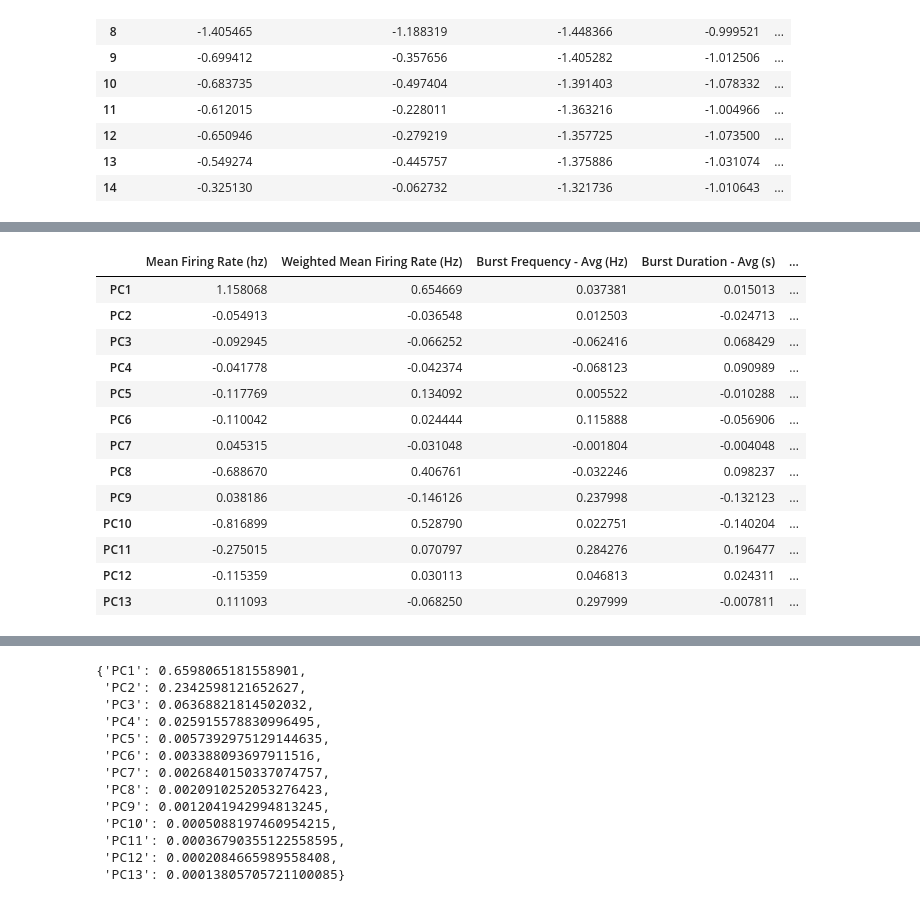
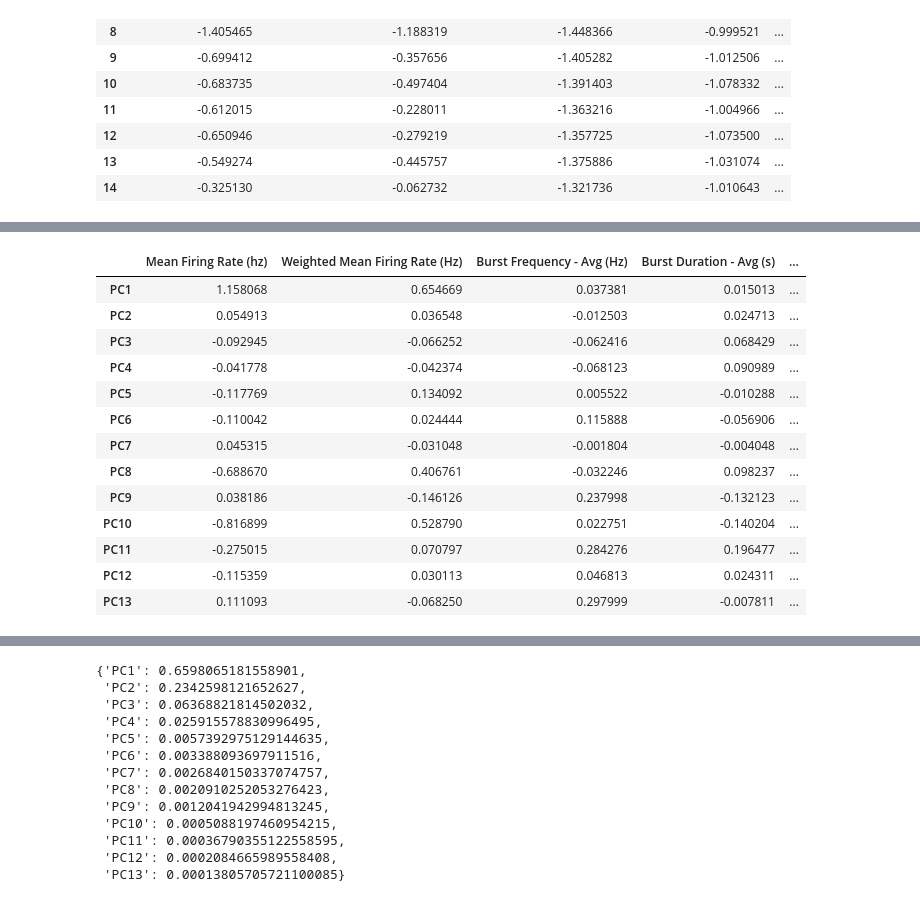
Before and after one commit to soderling-lab/MicroElectrodeArrayAnalysis, a Jupyter notebook: analysis/pca.ipynb, the cells around one changed output, grey strips where cells are left out. Drawn from its saved outputs; the diff is of its cells as text; code cells hidden in the pictures.

Commit message:
pca, error bars, flipping provided, we flip PC2, CAN BE CHANGED To sum else

```diff
--- a/analysis/pca.ipynb
+++ b/analysis/pca.ipynb
@@ -42,7 +42,7 @@ FOLDER_PATH = f"{parent}/data/DATA for PCA for Pooja/" #
 folder_dict = {}
 
 CONTROL = 'unt2'
-MUTANT = 'GPR37L 2'
+MUTANT = 'THSD7 1'
 ## WALK Through folder of interest
 for dirpath, dirnames, filenames in os.walk(FOLDER_PATH):
     if dirpath != FOLDER_PATH:
@@ -527,21 +527,16 @@ DROPPED_DAYS
 # %%
 ## PCA on BC and log
 ## initial PCA on unt2, div5 included or not. ur choice. c
-plt.figure(figsize=(10, 6))
-
+FLIP = True
 DATA, DAYS, OGTYPE  = norm_sf5, DIVS_SF5, 'sansDIV5' # CHANGE HERE
 if 'DIV' in DATA.columns:
     DATA.drop(columns='DIV', inplace=True)
 pca = PCA(n_components=DATA.shape[1])
 principalComponent = pca.fit_transform(DATA) ## CHANGE DATASET
-
-## u want to flip any loading?
-# modified_loadings = pca.components_.copy() ## each array is a PC. 13 inner most arrays are taht PC vals for all features.
-# modified_loadings[2] *= -1
-# # pca.components_
-# mod_prinComp = DATA.dot(modified_loadings.T) # data rxf, loadings pc x f. need transpose so r x pc
-# mod_prinComp
-# convert principalComponent np array to df
+if FLIP:
+    OGTYPE += '__fliPC2'
+    pca.components_[1, :] = -pca.components_[1, :] ## have to do this way. flip all the variable values for pc2.
+principalComponent = pca.transform(DATA)
 pca_df = pd.DataFrame(data = principalComponent, columns = [f'PC{i}' for i in range(1, DATA.shape[1]+1)])
 assert(DATA.shape[0] == DAYS.shape[0])
 pca_df['DIV'] = DAYS
@@ -549,7 +544,6 @@ pca_df['DIV'] = DAYS
 # ## avg all replicates for each DIV along test
 pca_avg = pca_df.groupby('DIV', as_index=True).mean()
 pca_sem = pca_df.groupby('DIV', as_index=True).sem()
-
-# modified_loadings.T
-pca_avg, pca_df.shape
+loadings = pd.DataFrame(pca.components_, columns=DATA.columns, index=[f'PC{i}' for i in range(1, len(pca.components_) + 1)])
+loadings.T.iloc[:,:4].plot(kind='bar' ,figsize=(6, 6))
 # %% [output]
@@ -574,13 +552,14 @@ pca_avg, pca_df.shape
 # %%
-loadings = pd.DataFrame(pca.components_ * np.sqrt(pca.explained_variance_), columns=DATA.columns, index=[f'PC{i}' for i in range(1, len(pca.components_) + 1)])
+loadings = pca.components_ *np.sqrt(pca.explained_variance_)
+loadings = pd.DataFrame(loadings, columns=DATA.columns, index=[f'PC{i}' for i in range(1, len(pca.components_) + 1)])
 LOADINGSFILE = f'../plots/PCA/BoxCox&Log/{os.path.basename(os.path.normpath(FOLDER_PATH))}/weights/{OGTYPE}_unt2_pcaloadings.csv'
 ensure_dirs_exists(LOADINGSFILE)
-# loadings.to_csv(LOADINGSFILE)
+loadings.to_csv(LOADINGSFILE)
 loadings
 # %% [output]
 |  | Mean Firing Rate (hz) | Weighted Mean Firing Rate (Hz) | Burst Frequency - Avg (Hz) | Burst Duration - Avg (s) | ... |
 | PC1 | 1.158068 | 0.654669 | 0.037381 | 0.015013 | ... |
-| PC2 | -0.054913 | -0.036548 | 0.012503 | -0.024713 | ... |
+| PC2 | 0.054913 | 0.036548 | -0.012503 | 0.024713 | ... |
 | PC3 | -0.092945 | -0.066252 | -0.062416 | 0.068429 | ... |
 | PC4 | -0.041778 | -0.042374 | -0.068123 | 0.090989 | ... |
 | PC5 | -0.117769 | 0.134092 | 0.005522 | -0.010288 | ... |
```
Also changed, not shown: parts of 15 cells of this notebook.
